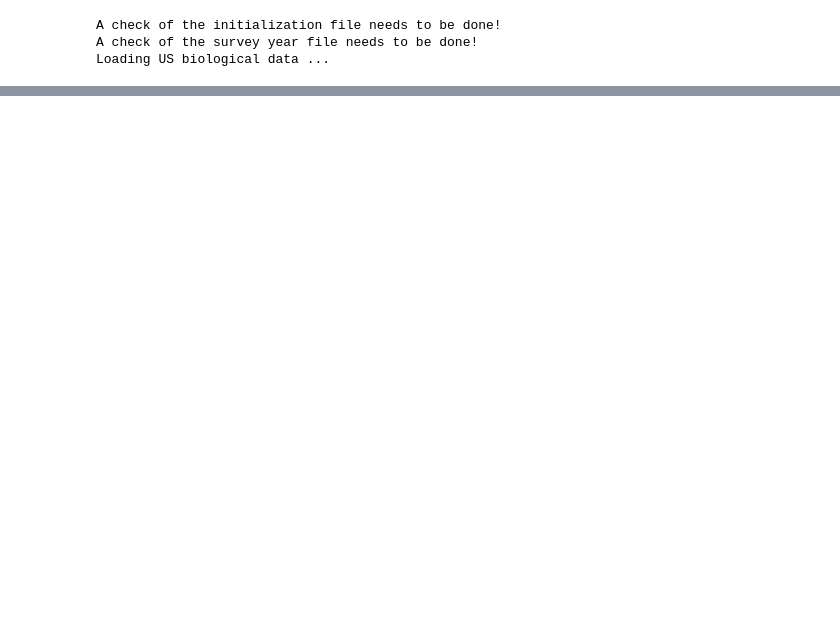
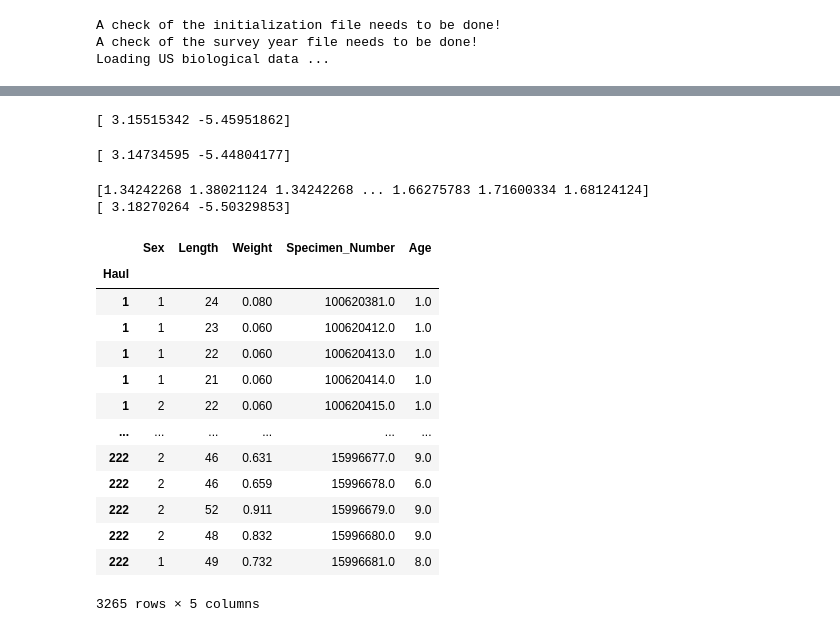
Before and after one commit to OSOceanAcoustics/echopop, a Jupyter notebook: proto_typing.ipynb, the cells around one changed output, grey strips where cells are left out. Saved outputs shown, nothing was run; the diff lists cells and outputs as text; code cells hidden in the pictures; blank space fills up the shorter version.

Commit message:
experiment with xarray vs pandas and construct initial routines for processing the biological data

```diff
--- a/proto_typing.ipynb
+++ b/proto_typing.ipynb
@@ -8,7 +8,8 @@ epro_2019 = EchoPro(init_file_path='./config_files/initialization_config.yml',
                     survey_year_file_path='./config_files/survey_year_2019_config.yml',
                     source=3,
                     bio_data_type=1,
-                    age_data_status=1)
+                    age_data_status=1,
+                    exclude_age1=False)
 # %% [output]
 A check of the initialization file needs to be done!
 A check of the survey year file needs to be done!
@@ -119,16 +155,17 @@ series_haul_pad = series_haul.apply(lambda x: np.vstack((x, np.nan*np.ones((max_
 # %%
 
 # select the indices that do not have nan in either Length or Weight
-# len_wgt_nonull = np.logical_and(specimen_ds.Length.notnull(), specimen_ds.Weight.notnull())
+len_wgt_nonull = np.logical_and(epro_2019.specimen_df.Length.notnull(), epro_2019.specimen_df.Weight.notnull())
 
-# x = np.log10(specimen_ds.Length.sel(Haul=len_wgt_nonull)).values
-# y = np.log10(specimen_ds.Weight.sel(Haul=len_wgt_nonull)).values
+df_no_null = epro_2019.specimen_df.loc[len_wgt_nonull]
 
-# p = np.polyfit(x, y, 1)  # linear regression
+# length-weight regression for all trawls (male & female)
+x = np.log10(df_no_null.Length).values
+y = np.log10(df_no_null.Weight).values
 
-# print(y[np.isnan(y)])
+p = np.polyfit(x, y, 1)  # linear regression
 
-# print(x.shape)
-# print(y.shape)
-
-# print(p)
+epro_2019.params['reg_w0'] = 10.0**p[1]
+epro_2019.params['reg_p'] = p[0]
+# %% [output]
+[ 3.15515342 -5.45951862]
@@ -136,0 +172,43 @@ series_haul_pad = series_haul.apply(lambda x: np.vstack((x, np.nan*np.ones((max_
+# %%
+# length-weight regression for all trawls for male
+xM = np.log10(df_no_null.Length[df_no_null.Sex == 1]).values
+yM = np.log10(df_no_null.Weight[df_no_null.Sex == 1]).values
+
+pM = np.polyfit(xM, yM, 1)  # linear regression
+
+epro_2019.params['reg_w0M'] = 10.0**pM[1]
+epro_2019.params['reg_pM'] = pM[0]
+# %% [output]
+[ 3.14734595 -5.44804177]
+# %%
+# length-weight regression for all trawls for female
+xF = np.log10(df_no_null.Length[df_no_null.Sex == 2]).values
+yF = np.log10(df_no_null.Weight[df_no_null.Sex == 2]).values
+
+print(xF)
+
+pF = np.polyfit(xF, yF, 1)  # linear regression
+
+print(pF)
+
+epro_2019.params['reg_w0F'] = 10.0**pF[1]
+epro_2019.params['reg_pF'] = pF[0]
+
+epro_2019.specimen_df
+# %% [output]
+[1.34242268 1.38021124 1.34242268 ... 1.66275783 1.71600334 1.68124124]
+[ 3.18270264 -5.50329853]
+|  | Sex | Length | Weight | Specimen_Number | Age |
+| Haul |  |  |  |  |  |
+| 1 | 1 | 24 | 0.080 | 100620381.0 | 1.0 |
+| 1 | 1 | 23 | 0.060 | 100620412.0 | 1.0 |
+| 1 | 1 | 22 | 0.060 | 100620413.0 | 1.0 |
+| 1 | 1 | 21 | 0.060 | 100620414.0 | 1.0 |
+| 1 | 2 | 22 | 0.060 | 100620415.0 | 1.0 |
+| ... | ... | ... | ... | ... | ... |
+| 222 | 2 | 46 | 0.631 | 15996677.0 | 9.0 |
+| 222 | 2 | 46 | 0.659 | 15996678.0 | 6.0 |
+| 222 | 2 | 52 | 0.911 | 15996679.0 | 9.0 |
+| 222 | 2 | 48 | 0.832 | 15996680.0 | 9.0 |
+| 222 | 1 | 49 | 0.732 | 15996681.0 | 8.0 |
+3265 rows × 5 columns
```
Also changed, not shown: parts of 22 cells of this notebook, 2 other files.
